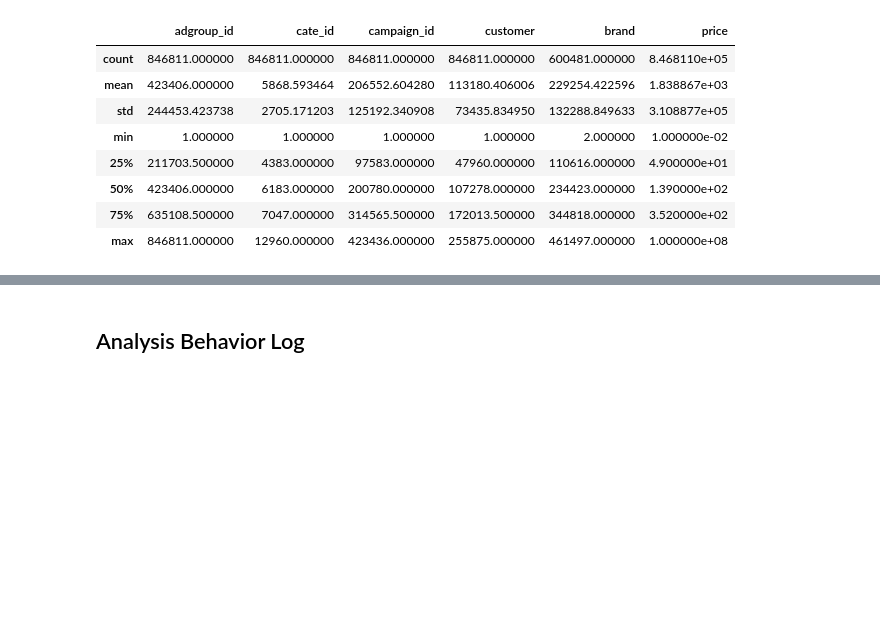
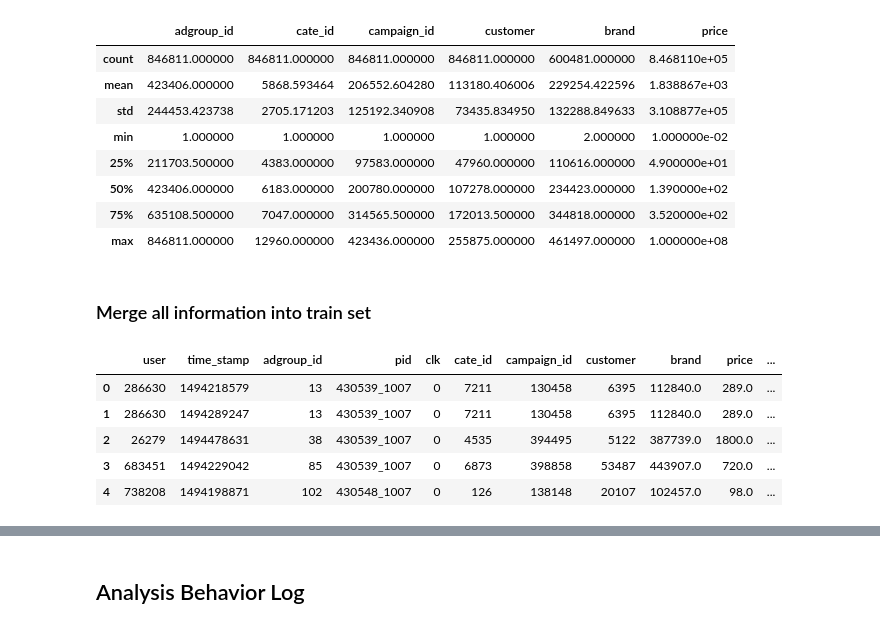
Before and after one commit to Sitorias/AdPrediction, a Jupyter notebook: Task 3 - Ad Prediction - Leo.ipynb, the cells around one changed output, grey strips where cells are left out. Drawn from its saved outputs; the diff is of its cells as text; code cells hidden in the pictures; blank space fills up the shorter version.

```diff
--- a/Task 3 - Ad Prediction - Leo.ipynb
+++ b/Task 3 - Ad Prediction - Leo.ipynb
@@ -39 +37,3 @@ sample = train
+# %% [markdown]
+### Merge all information into train set
 # %%
@@ -42,0 +43,9 @@ join2 = join1.join(user_profile.set_index("userid"),on="user")
+# %%
+train.head()
+# %% [output]
+|  | user | time_stamp | adgroup_id | pid | clk | cate_id | campaign_id | customer | brand | price | ... |
+| 0 | 286630 | 1494218579 | 13 | 430539_1007 | 0 | 7211 | 130458 | 6395 | 112840.0 | 289.0 | ... |
+| 1 | 286630 | 1494289247 | 13 | 430539_1007 | 0 | 7211 | 130458 | 6395 | 112840.0 | 289.0 | ... |
+| 2 | 26279 | 1494478631 | 38 | 430539_1007 | 0 | 4535 | 394495 | 5122 | 387739.0 | 1800.0 | ... |
+| 3 | 683451 | 1494229042 | 85 | 430539_1007 | 0 | 6873 | 398858 | 53487 | 443907.0 | 720.0 | ... |
+| 4 | 738208 | 1494198871 | 102 | 430548_1007 | 0 | 126 | 138148 | 20107 | 102457.0 | 98.0 | ... |
```
Also changed, not shown: parts of 56 cells of this notebook.
